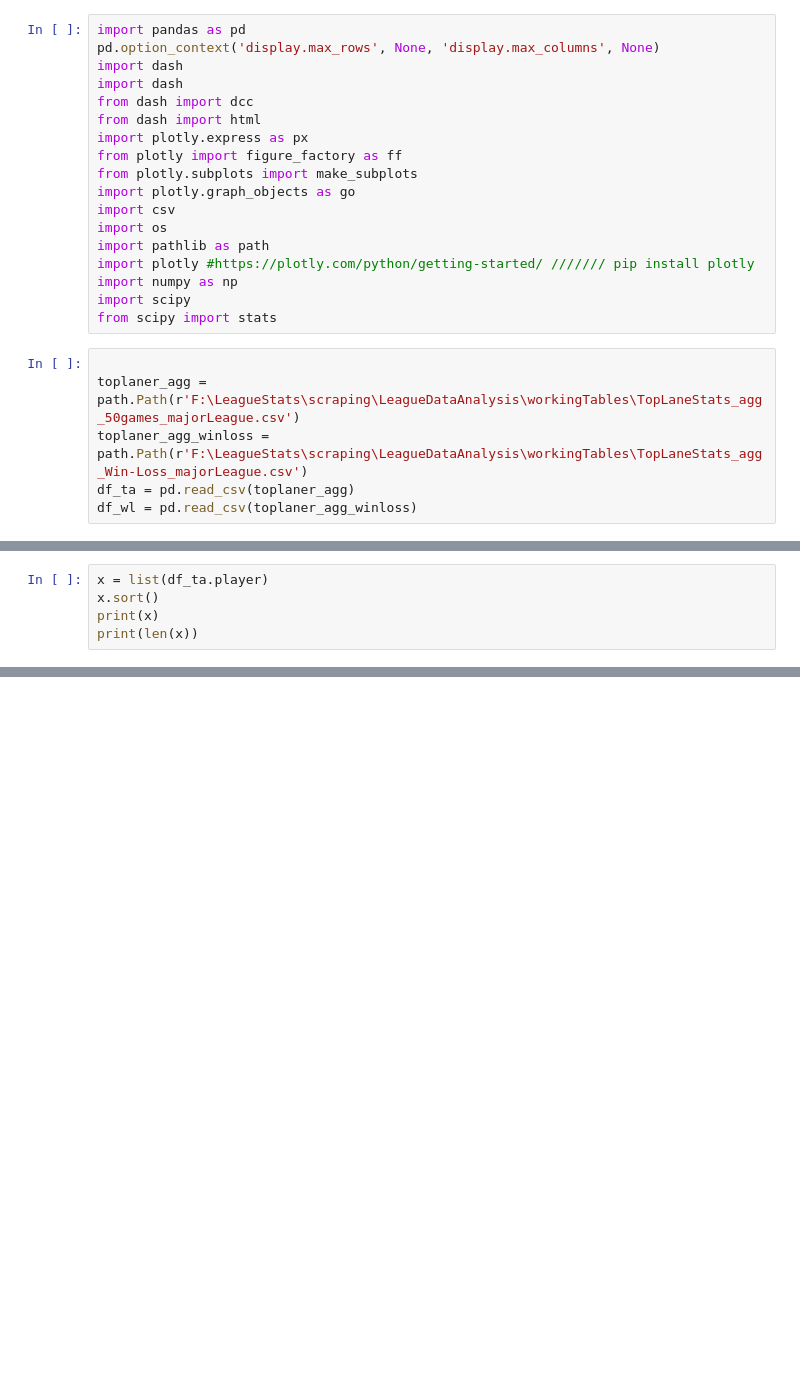
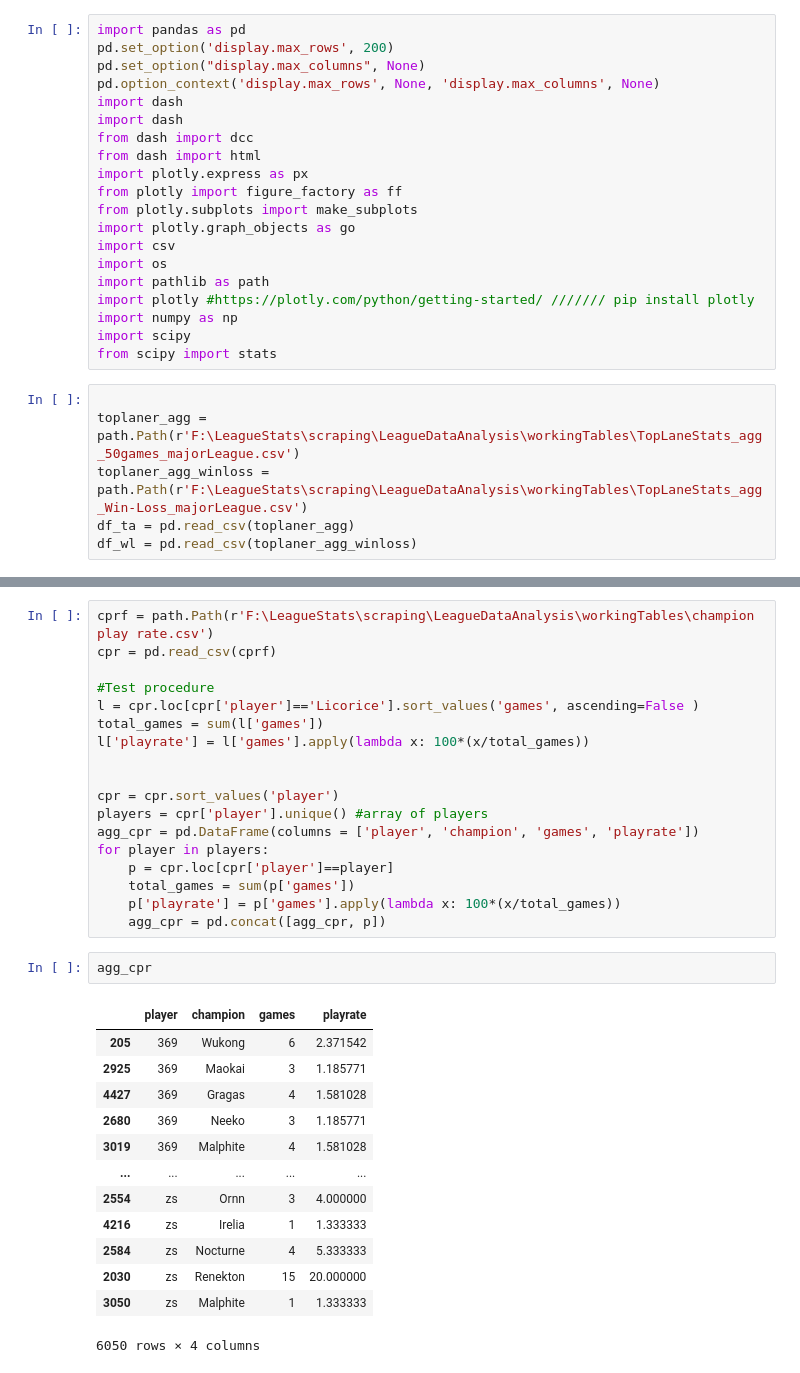
Before and after one commit to Slusks/LeagueDataAnalysis, a Jupyter notebook: toplaneranalysis.ipynb, the cells around one changed output, grey strips where cells are left out. Saved outputs shown, nothing was run; the diff lists cells and outputs as text; blank space fills up the shorter version.

Commit message:
Looking at Champion play rates
Using pandas to determine what the average playrate is of each champion across all toplaners is and how that translates to solo's average play rates.

```diff
--- a/toplaneranalysis.ipynb
+++ b/toplaneranalysis.ipynb
@@ -1,5 +1,7 @@
 # %%
 import pandas as pd
+pd.set_option('display.max_rows', 200)
+pd.set_option("display.max_columns", None)
 pd.option_context('display.max_rows', None, 'display.max_columns', None)
 import dash
 import dash
@@ -155,5 +80,0 @@ Name: result, dtype: int64
-# %%
-x = list(df_ta.player)
-x.sort()
-print(x)
-print(len(x))
@@ -162,0 +138,34 @@ print(len(x))
+# %%
+cprf = path.Path(r'F:\LeagueStats\scraping\LeagueDataAnalysis\workingTables\champion play rate.csv')
+cpr = pd.read_csv(cprf)
+
+#Test procedure
+l = cpr.loc[cpr['player']=='Licorice'].sort_values('games', ascending=False )
+total_games = sum(l['games'])
+l['playrate'] = l['games'].apply(lambda x: 100*(x/total_games))
+
+
+cpr = cpr.sort_values('player')
+players = cpr['player'].unique() #array of players
+agg_cpr = pd.DataFrame(columns = ['player', 'champion', 'games', 'playrate'])
+for player in players:
+    p = cpr.loc[cpr['player']==player]
+    total_games = sum(p['games'])
+    p['playrate'] = p['games'].apply(lambda x: 100*(x/total_games))
+    agg_cpr = pd.concat([agg_cpr, p])
+# %%
+agg_cpr
+# %% [output]
+|  | player | champion | games | playrate |
+| 205 | 369 | Wukong | 6 | 2.371542 |
+| 2925 | 369 | Maokai | 3 | 1.185771 |
+| 4427 | 369 | Gragas | 4 | 1.581028 |
+| 2680 | 369 | Neeko | 3 | 1.185771 |
+| 3019 | 369 | Malphite | 4 | 1.581028 |
+| ... | ... | ... | ... | ... |
+| 2554 | zs | Ornn | 3 | 4.000000 |
+| 4216 | zs | Irelia | 1 | 1.333333 |
+| 2584 | zs | Nocturne | 4 | 5.333333 |
+| 2030 | zs | Renekton | 15 | 20.000000 |
+| 3050 | zs | Malphite | 1 | 1.333333 |
+6050 rows × 4 columns
```
Also changed, not shown: parts of 15 cells of this notebook, 2 other files.
